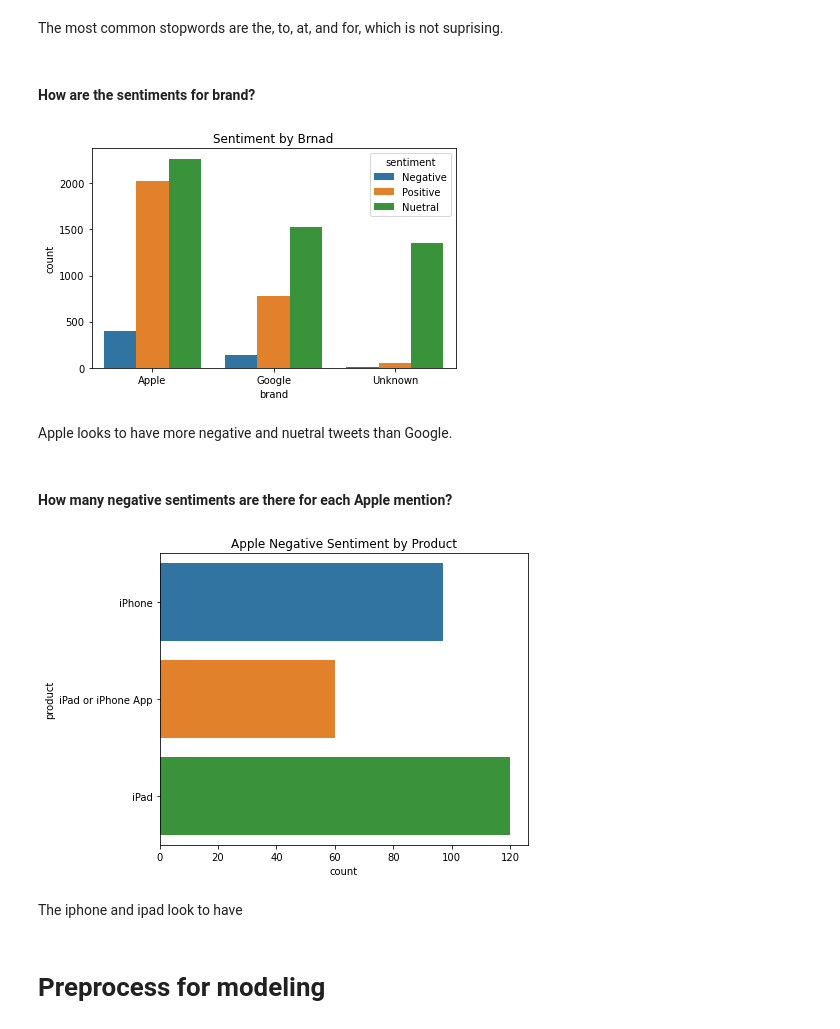
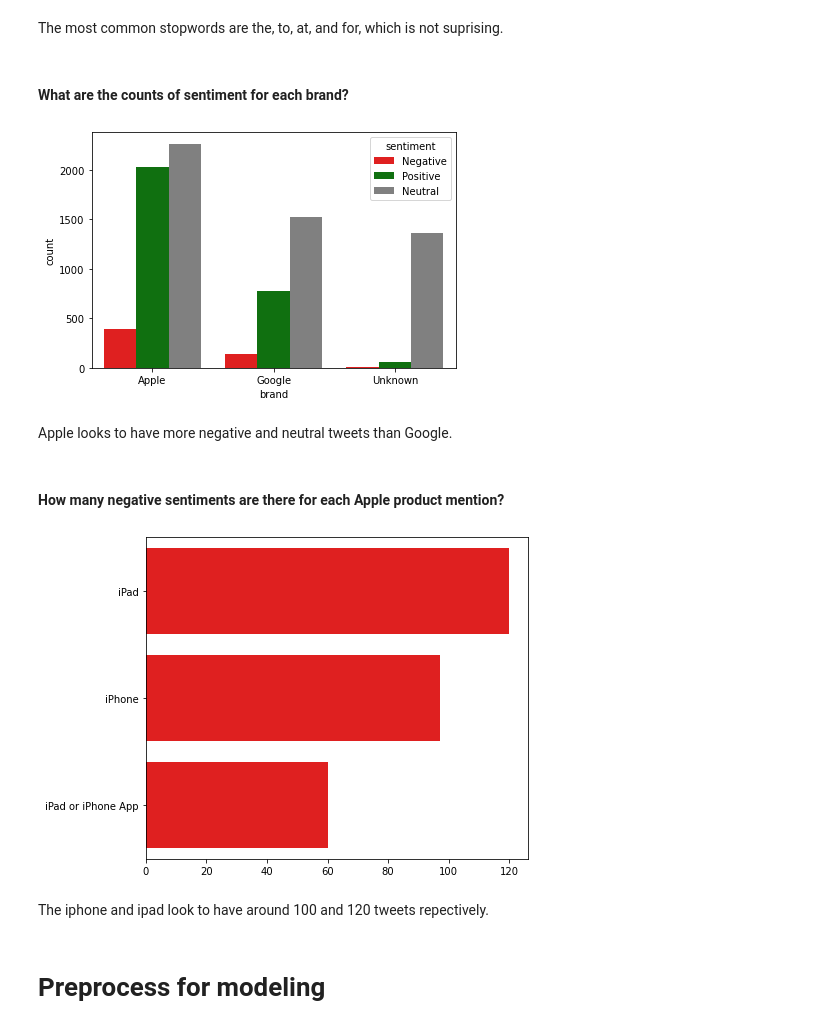
Before and after one commit to ryanreilly/phase_4_project, a Jupyter notebook: final_notebook.ipynb, the cells around one changed output. Cells and saved outputs as stored; diff of their text form; code cells hidden in the pictures.

```diff
--- a/final_notebook.ipynb
+++ b/final_notebook.ipynb
@@ -189,7 +177,7 @@ df = df[df.sentiment != "I can't tell"]
 # %% [markdown]
 ### Rename class lables
 # %%
-df['sentiment'].replace({'No emotion toward brand or product': 'Nuetral', 'Positive emotion': 'Positive', 'Negative emotion': 'Negative'}, inplace=True)
+df['sentiment'].replace({'No emotion toward brand or product': 'Neutral', 'Positive emotion': 'Positive', 'Negative emotion': 'Negative'}, inplace=True)
 # %% [markdown]
 # Feature Engineering
 # %% [markdown]
@@ -345,44 +324,48 @@ fig.savefig('images/stopwords.png');
 # %% [markdown]
 The most common stopwords are the, to, at, and for, which is not suprising.
 # %% [markdown]
-#### How are the sentiments for brand?
+#### What are the counts of sentiment for each brand?
 # %%
 fig, ax = plt.subplots()
 
 #Create the plot
-ax = sns.countplot(x="brand", hue="sentiment", data=df)
+colors = ['red', 'green', 'gray']
+ax = sns.countplot(x="brand", hue="sentiment",palette = colors, data=df)
 
-ax.set_title("Sentiment by Brnad")
+#ax.set_title("Sentiment by Brand")
 
 plt.tight_layout()
 fig.savefig('images/brand.png');
 # %% [output]
-[figure, old version]
+[figure, new version]
 # %% [markdown]
-Apple looks to have more negative and nuetral tweets than Google.
+Apple looks to have more negative and neutral tweets than Google.
 # %% [markdown]
-#### How many negative sentiments are there for each Apple mention?
+#### How many negative sentiments are there for each Apple product mention?
 # %%
 fig, ax = plt.subplots(figsize = (7,5))
 
 apple_neg = df[(df['sentiment'] == 'Negative') &
                (df['brand'] == 'Apple') &
                (df['product'] != 'Other Apple product or service') &
                (df['product'] != 'Apple') &
                (df['product'] != 'Apple/Android') &
                (df['product'] != 'Unknown')]
 
+y = apple_neg['product'].value_counts().index
+x = apple_neg['product'].value_counts().values
+
 #Create the plot
-ax = sns.countplot(y="product", orient= 'v', data=apple_neg)
+colors = ['red', 'red', 'red']
+ax = sns.barplot(x,y, orient='h', palette= colors)
 
-ax.set_title("Apple Negative Sentiment by Product")
 
 plt.tight_layout()
 fig.savefig('images/apple_product.png');
 # %% [output]
-[figure, old version]
+[figure, new version]
 # %% [markdown]
-The iphone and ipad look to have
+The iphone and ipad look to have around 100 and 120 tweets repectively.
 # %% [markdown]
 # Preprocess for modeling
 # %%
```
Also changed, not shown: parts of 37 cells of this notebook.
